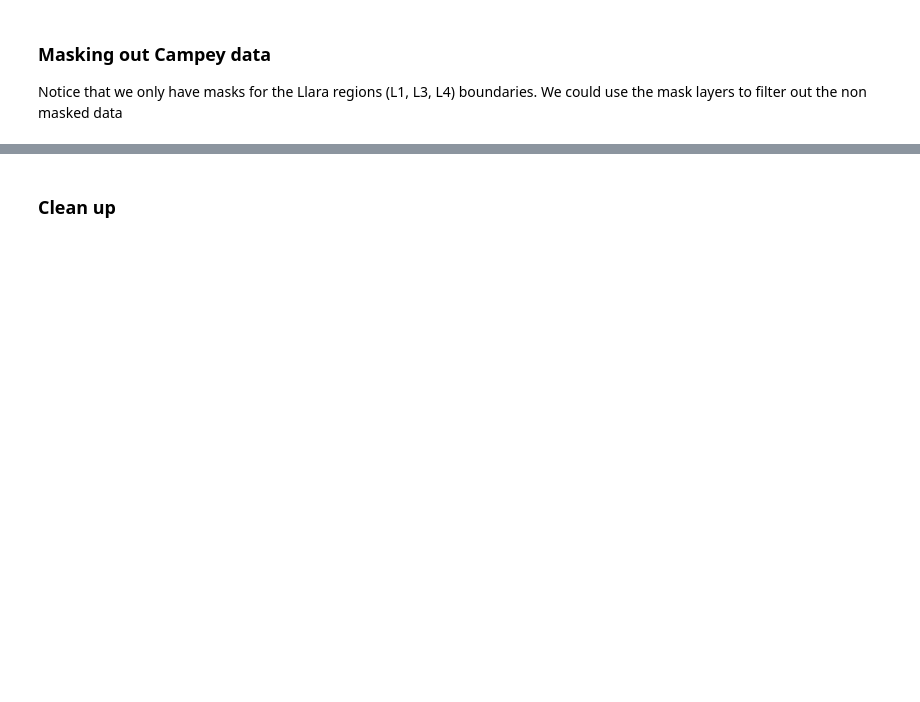
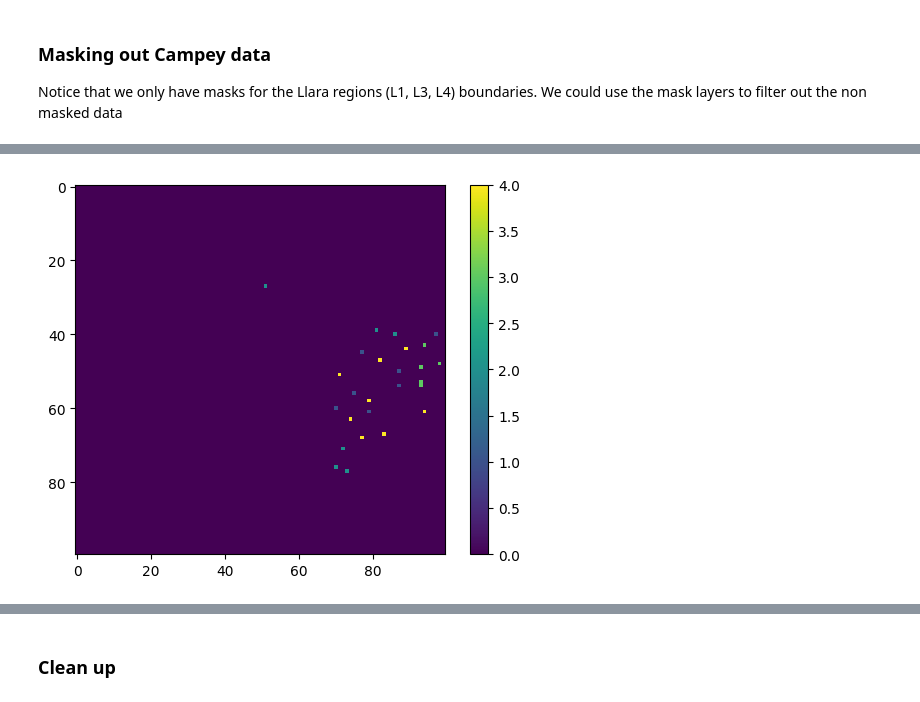
Before and after one commit to aus-plant-phenomics-network/mccn-case-studies, a Jupyter notebook: Case 7/MCCN-CASE 7 scenario 1.ipynb, the cells around one changed output, grey strips where cells are left out. Drawn from its saved outputs; the diff is of its cells as text; code cells hidden in the pictures; blank space fills up the shorter version.

Commit message:
feat: add case study 7 scenario 1 clustering

```diff
--- a/Case 7/MCCN-CASE 7 scenario 1.ipynb
+++ b/Case 7/MCCN-CASE 7 scenario 1.ipynb
@@ -166,0 +177,9 @@ for var in masked_ds.data_vars.keys():
+# %%
+data = masked_ds.sel(time="2017-01-01").yield_t_ha.values[0,:,:]
+clusterer = KMeans(n_clusters=5, random_state=10)
+cluster_labels = clusterer.fit_predict(data.reshape(-1,1)).reshape(data.shape)
+plt.imshow(cluster_labels)
+plt.colorbar()
+plt.show()
+# %% [output]
+[figure, added]
```
Also changed, not shown: parts of 11 cells of this notebook, 3 other files.
